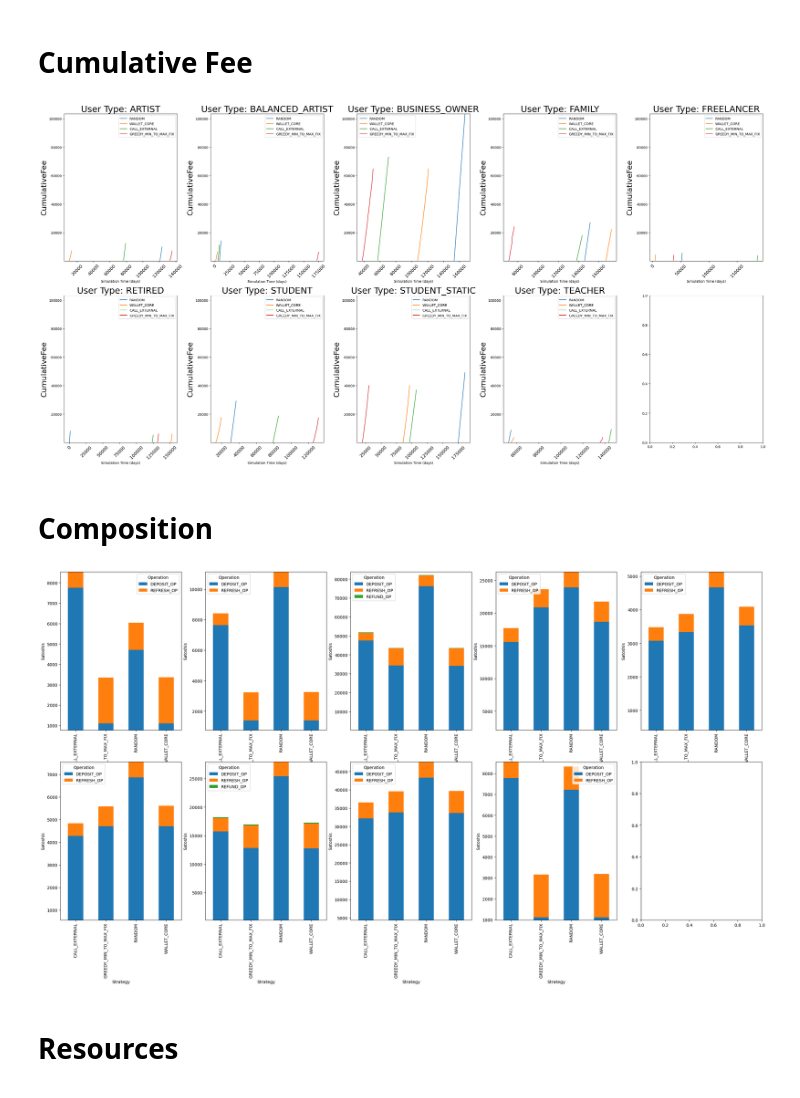
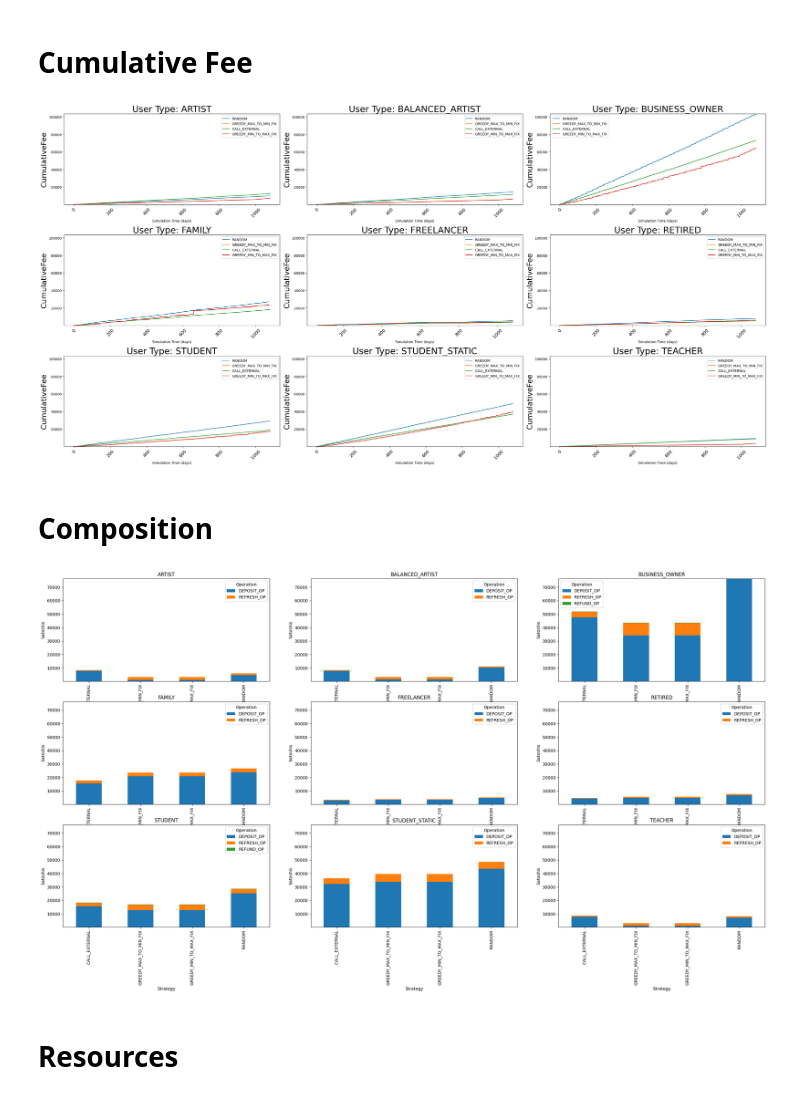
Before and after one commit to TheodorStraube/coin-selection-taler, a Jupyter notebook: coin-selection-analysis-master/UserRaster.ipynb, the cells around one changed output. Cells and saved outputs as stored; diff of their text form; code cells hidden in the pictures.

```diff
--- a/coin-selection-analysis-master/UserRaster.ipynb
+++ b/coin-selection-analysis-master/UserRaster.ipynb
@@ -60,7 +60,7 @@ df = pd.DataFrame(all_data)
 
 df['Days'] = df['Time']/3600/24
 
-# df.set_index("Days", inplace=True)
+df.set_index("Days", inplace=True)
 
 user_types = df["UserType"].unique()
 strategies = df["Strategy"].unique()
@@ -83,8 +83,9 @@ fees_by_op = df.groupby(["UserType", "Strategy", "Operation"])["Fee"].sum()
 #print(file_groups["CoinCount"].shift(1, fill_value=0) - file_groups["CoinCount"])
 df["UsedDiskSpace"] = df["CoinCount"]
 df["UsedBandwidth"] = 0
-df["UsedBandwidth"] = df.groupby(['FileName', 'UserType', 'Strategy'])["CoinCount"].diff().abs().fillna(0).groupby(df['Strategy']).cumsum()
+df["UsedBandwidth"] = df.groupby(['FileName', 'UserType', 'Strategy'])["CoinCount"].diff().abs().fillna(0).cumsum()
 
+# ???
 df["FeeSumWallet"] = df["CoinCount"] + df["CumulativeFee"]
 print(df.loc[(df["Strategy"] == 'GREEDY_MAX_TO_MIN_FIX') & (df["UserType"] == 'BALANCED_ARTIST')][["Time","CumulativeFee", "Amount", "Fee", "Balance"]])
 print(df.loc[(df["Strategy"] == 'GREEDY_MIN_TO_MAX_FIX') & (df["UserType"] == 'BALANCED_ARTIST')][["Time", "CumulativeFee", "Amount", "Fee", "Balance"]])
@@ -109,7 +110,7 @@ Index: []
 # %%
 # Plotting setup
 num_users = df['UserType'].nunique()
-ncols = min(5, num_users)
+ncols = min(3, num_users)
 nrows = np.ceil(num_users / ncols).astype(int)
 plot_multiple = ncols * nrows > 1
 
@@ -130,7 +131,7 @@ def plot_grid(key):
             ax.tick_params(axis='x', rotation=45, labelsize=13)
 
     plt.tight_layout()
-    # plt.savefig("results/final_cumulative_fees", bbox_inches='tight')
+    plt.savefig(f"results/{key}", bbox_inches='tight')
     plt.show()
     return fig
 # %% [markdown]
@@ -144,26 +145,29 @@ pivot_df_new = final_cumulative_fees.pivot_table(index='UserType', columns='Stra
 fig = plot_grid("CumulativeFee")
 fig.savefig("results/fee_cum_unit", bbox_inches='tight', dpi=300)
 # %% [output]
-[figure, old version]
+[figure, new version]
 # %% [markdown]
 # Composition
 # %%
 fig, axes = plt.subplots(nrows=nrows, ncols=ncols, figsize=(30, 15), squeeze=False)
 axes = axes.flatten()
 fees_by_op = df.groupby(["UserType", "Strategy", "Operation"])["Fee"].sum().unstack(fill_value=0)
 ops = df["Operation"].unique()
+sums = df.groupby(['Strategy', 'Operation', 'UserType'])['Fee'].sum()
+#print(sums.max())
+minmax = sums.min(), sums.max()
 
 for idx, (user_type, ax) in enumerate(zip(sorted(user_types), axes)):
     # Prepare boxplot data; collect lists from each cell in row corresponding to user type
 
     current_data = df[(df["UserType"] == user_type) & (df["Operation"] != "WITHDRAW_OP")]
     plot_data = current_data.sort_values(["Strategy", "Operation"]).groupby(["Strategy", "Operation"])["Fee"].sum()
-    minmax = plot_data.min(axis=None), plot_data.max(axis=None) * 1.1
-    fig = plot_data.unstack().plot(kind="bar", ylim=minmax, stacked=True, ylabel="Satoshis", ax=ax).get_figure()
+
+    fig = plot_data.unstack().plot(kind="bar", title=user_type, ylim=minmax, stacked=True, ylabel="Satoshis", ax=ax).get_figure()
 
 fig.savefig("results/fee_comp_unit", bbox_inches='tight', dpi=300)
 # %% [output]
-[figure, old version]
+[figure, new version]
 # %% [markdown]
 # Resources
 # %%
```
Also changed, not shown: parts of 3 cells of this notebook, 1 other file.
